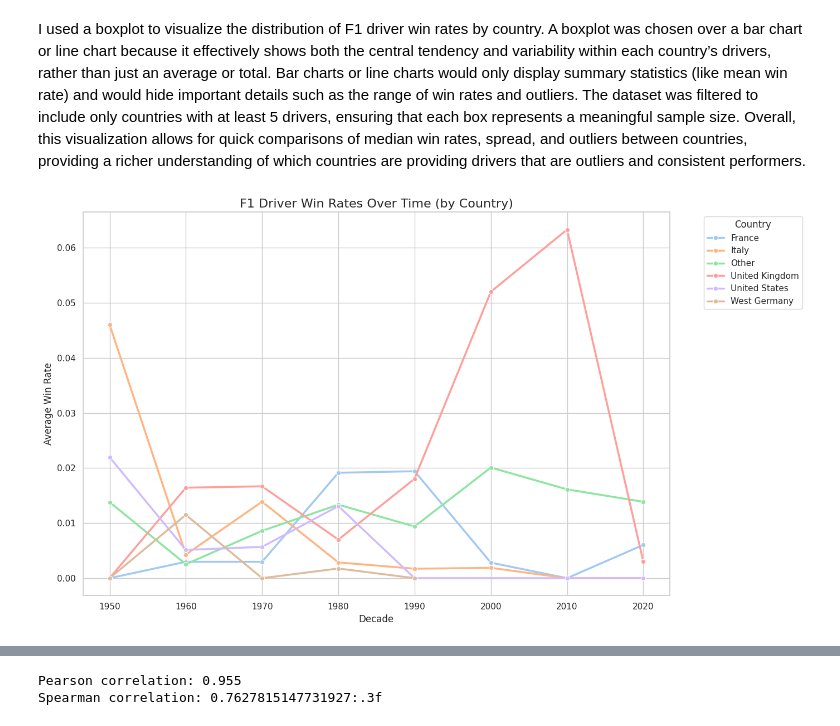
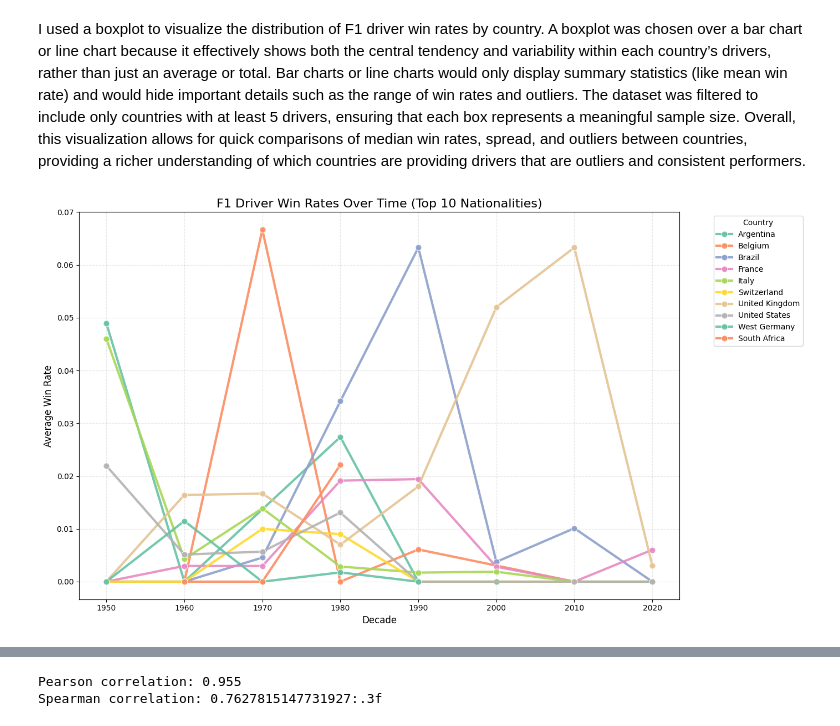
Before and after one commit to ryakkalauncc/4122project1, a Jupyter notebook: ITCS4122Project1.ipynb, the cells around one changed output, grey strips where cells are left out. Saved outputs shown, nothing was run; the diff lists cells and outputs as text; code cells hidden in the pictures.

```diff
--- a/ITCS4122Project1.ipynb
+++ b/ITCS4122Project1.ipynb
@@ -122,28 +132,34 @@ I used a boxplot to visualize the distribution of F1 driver win rates by country
 The dataset was filtered to include only countries with at least 5 drivers, ensuring that each box represents a meaningful sample size.
 Overall, this visualization allows for quick comparisons of median win rates, spread, and outliers between countries, providing a richer understanding of which countries are providing drivers that are outliers and consistent performers.
 # %%
+top_10_countries = race_df["Nationality"].value_counts().nlargest(10).index
+filtered_df = race_df[race_df["Nationality"].isin(top_10_countries)]
+
+
 country_decade_avg = (
-    race_df.groupby(["Decade", "Country_Group"])["Win_Rate"]
+    filtered_df.groupby(["Decade", "Nationality"])["Win_Rate"]
     .mean()
     .reset_index()
 )
 
 plt.figure(figsize=(14, 8))
 sns.lineplot(
     data=country_decade_avg,
     x="Decade",
     y="Win_Rate",
-    hue="Country_Group",
+    hue="Nationality",
     marker="o",
-    linewidth=2.5,
-    palette="pastel"
+    linewidth=3,
+    alpha=0.9,
+    markersize=8,
+    palette="Set2"
 )
-
-plt.title("F1 Driver Win Rates Over Time (by Country)", fontsize=16)
+plt.title("F1 Driver Win Rates Over Time (Top 10 Nationalities)", fontsize=16)
 plt.xlabel("Decade", fontsize=12)
 plt.ylabel("Average Win Rate", fontsize=12)
 plt.legend(title="Country", bbox_to_anchor=(1.05, 1), loc="upper left")
+plt.grid(alpha=0.3, linestyle="--")
 plt.tight_layout()
 plt.show()
 # %% [output]
-[figure, old version]
+[figure, new version]
```
Also changed, not shown: parts of 6 cells of this notebook.
